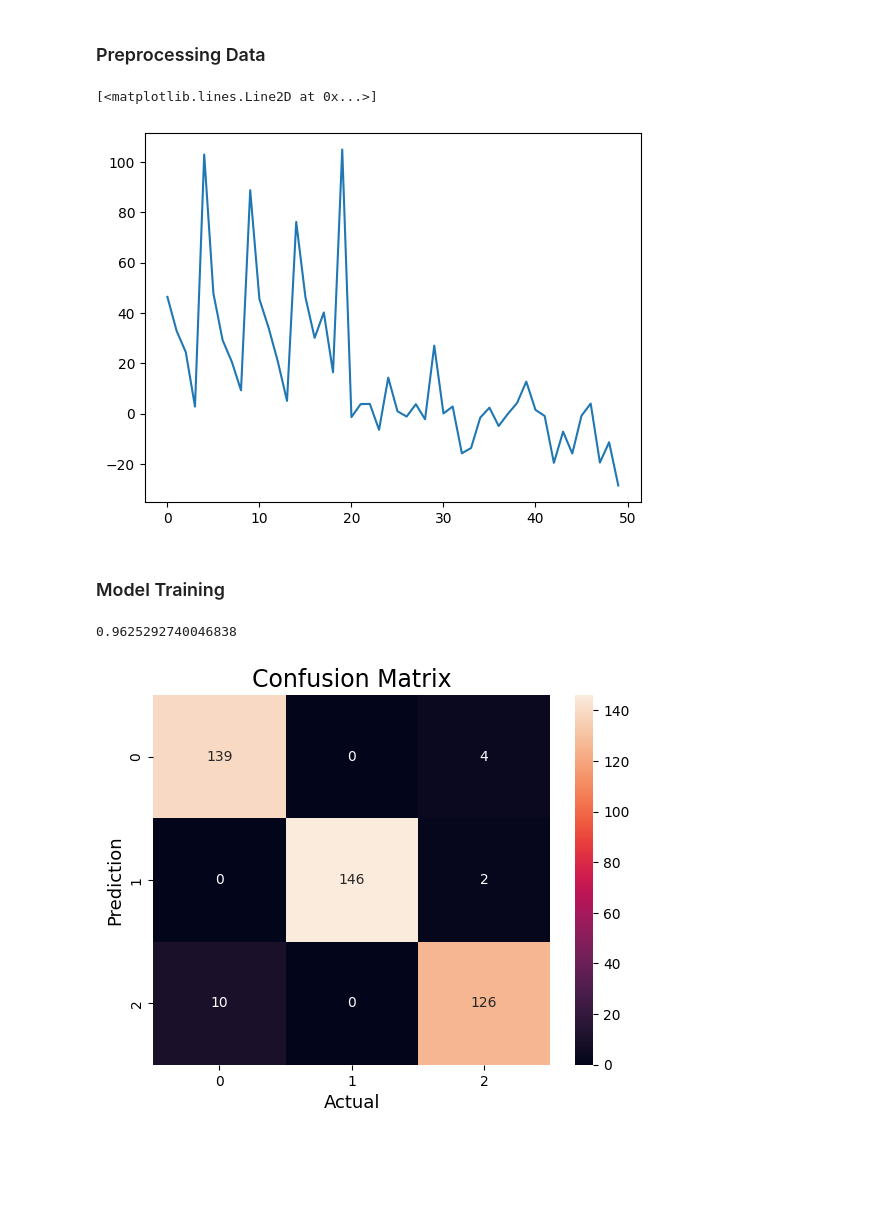
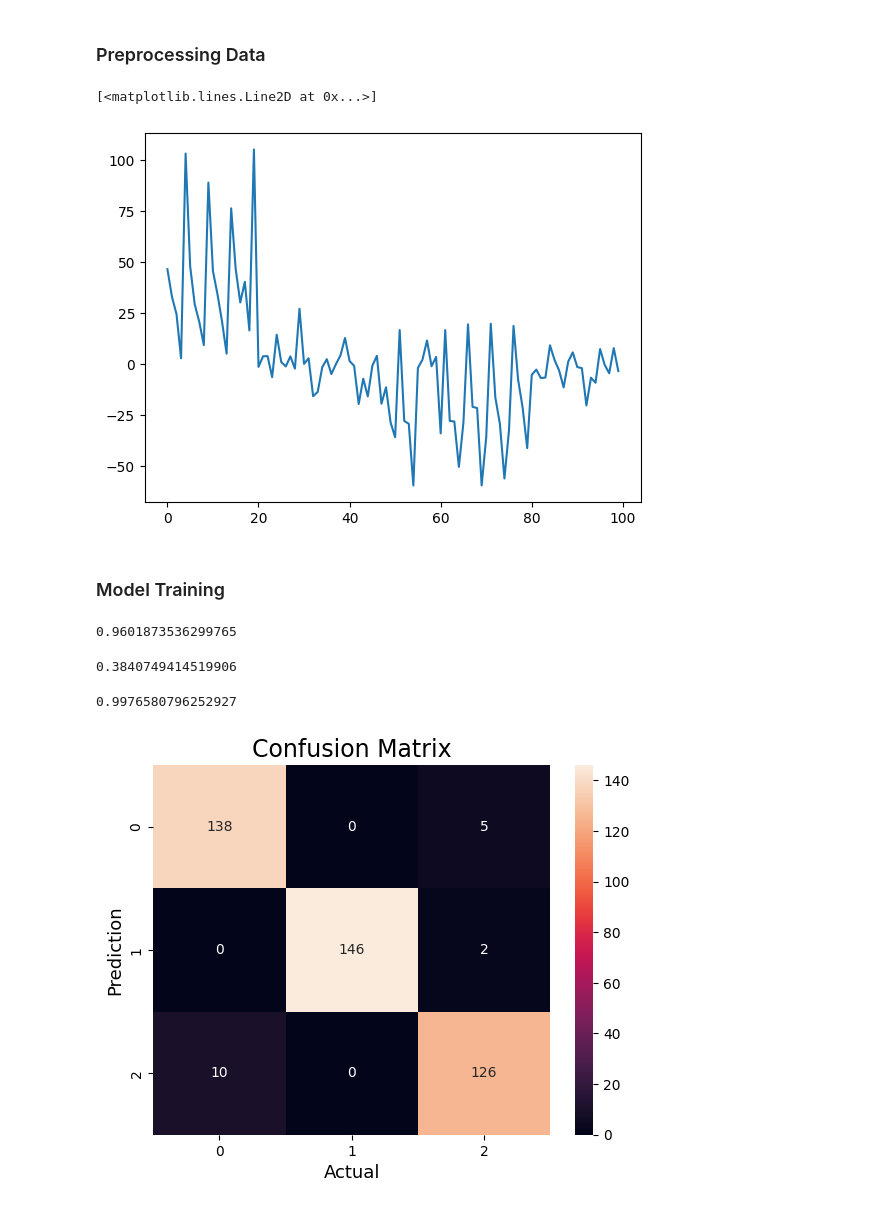
Before and after one commit to Aphiwish-Aphisaksiri/Hackathon, a Jupyter notebook: emotion_code.ipynb, the cells around one changed output. Saved outputs shown, nothing was run; the diff lists cells and outputs as text; code cells hidden in the pictures; blank space fills up the shorter version.

```diff
--- a/emotion_code.ipynb
+++ b/emotion_code.ipynb
@@ -19,14 +20,17 @@ df = pd.read_csv('emotions.csv')
 # %%
 #df['label'].value_counts()
 label_mapping = {'NEGATIVE': 0, 'NEUTRAL': 1, 'POSITIVE': 2}
+# %%
+df['label'].value_counts()
+label_mapping = {'NEGATIVE': 0, 'NEUTRAL': 1, 'POSITIVE': 2}
 # %%
 X_train, X_test, y_train, y_test = preprocess(df, label_mapping)
 #len(X_train), len(X_test)
 # %%
-plt.plot(X_train[0, 100:150])
+plt.plot(X_train[0, 100:200])
 # %% [output]
 [<matplotlib.lines.Line2D at 0x...>]
-[figure, old version]
+[figure, new version]
 # %% [markdown]
 ### Model Training
 # %%
@@ -39,7 +43,21 @@ model_tree = tree.DecisionTreeClassifier()
 model_tree.fit(X_train, y_train)
 model_tree.score(X_test, y_test)
 # %% [output]
-0.9625292740046838
+0.9601873536299765
+# %%
+model_svm = SVC.SVC()
+model_svm.fit(X_train, y_train)
+model_svm.score(X_test, y_test)
+# %% [output]
+0.3840749414519906
+# %%
+# XGBoost
+import xgboost as xgb
+xgb_model = xgb.XGBClassifier()
+xgb_model.fit(X_train, y_train)
+xgb_model.score(X_test, y_test)
+# %% [output]
+0.9976580796252927
 # %%
 # confusion matrix
 y_pred = model_tree.predict(X_test)
```
Also changed, not shown: parts of 2 cells of this notebook.
